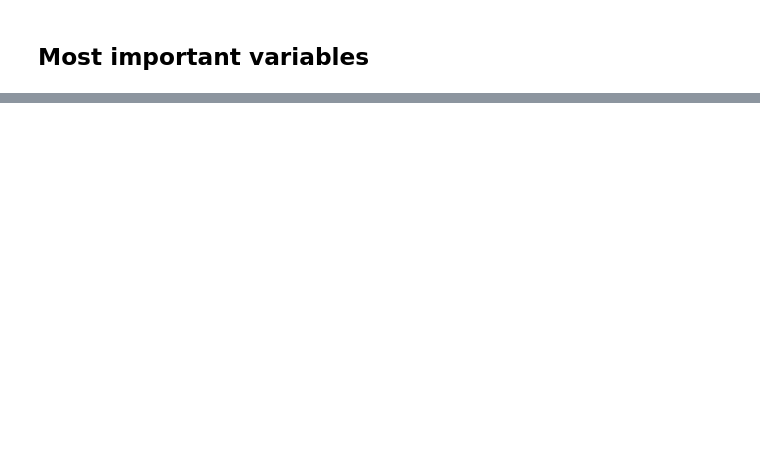
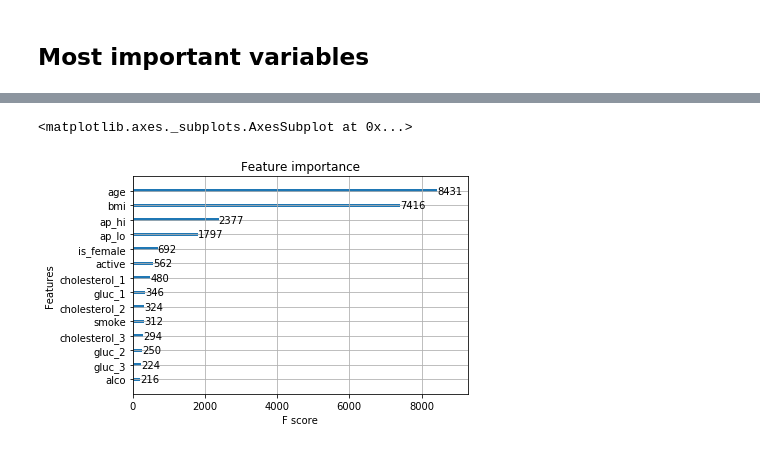
Before and after one commit to LJ171/CardioDiseaseClassification, a Jupyter notebook: 02_data_mining/xgboost.ipynb, the cells around one changed output, grey strips where cells are left out. Cells and saved outputs as stored; diff of their text form; code cells hidden in the pictures; blank space fills up the shorter version.

```diff
--- a/02_data_mining/xgboost.ipynb
+++ b/02_data_mining/xgboost.ipynb
@@ -107,0 +197,5 @@ xgb.plot_importance(model)
+# %%
+xgb.plot_importance(model1)
+# %% [output]
+<matplotlib.axes._subplots.AxesSubplot at 0x...>
+[figure, added]
```
Also changed, not shown: parts of 14 cells of this notebook, 2 other files.
